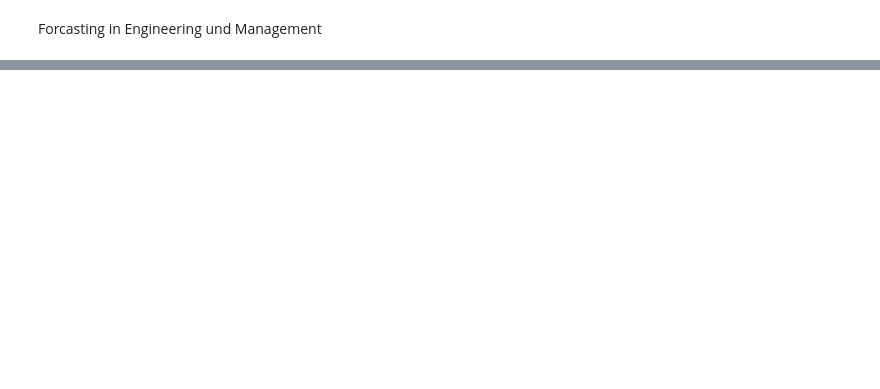
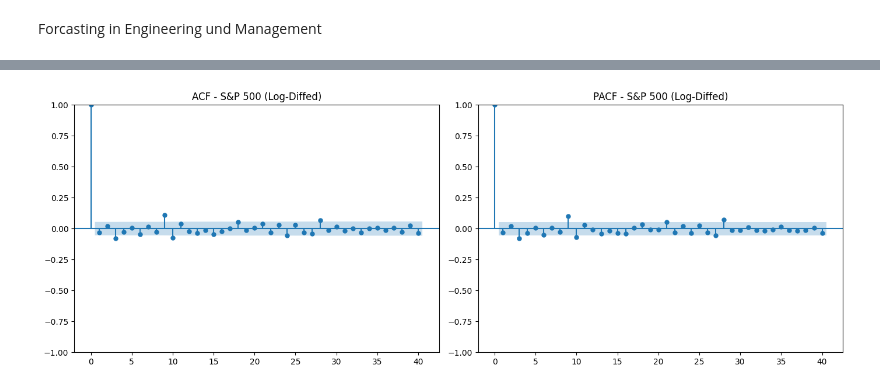
Before and after one commit to rhkraptor/FoEM, a Jupyter notebook: FoEM_Projekt.ipynb, the cells around one changed output, grey strips where cells are left out. Saved outputs shown, nothing was run; the diff lists cells and outputs as text; code cells hidden in the pictures; blank space fills up the shorter version.

```diff
--- a/FoEM_Projekt.ipynb
+++ b/FoEM_Projekt.ipynb
@@ -340,0 +241,13 @@ ljung_box_test(usa_diff, 'USA')
+# %%
+fig, axes = plt.subplots(1, 2, figsize=(14, 5))
+
+plot_acf(ts_log_diff.dropna(), ax=axes[0], lags=40)
+axes[0].set_title("ACF - S&P 500 (Log-Diffed)")
+
+plot_pacf(ts_log_diff.dropna(), ax=axes[1], lags=40, method='ywm')
+axes[1].set_title("PACF - S&P 500 (Log-Diffed)")
+
+plt.tight_layout()
+plt.show()
+# %% [output]
+[figure, added]
```
Also changed, not shown: parts of 36 cells of this notebook, 2 other files.
